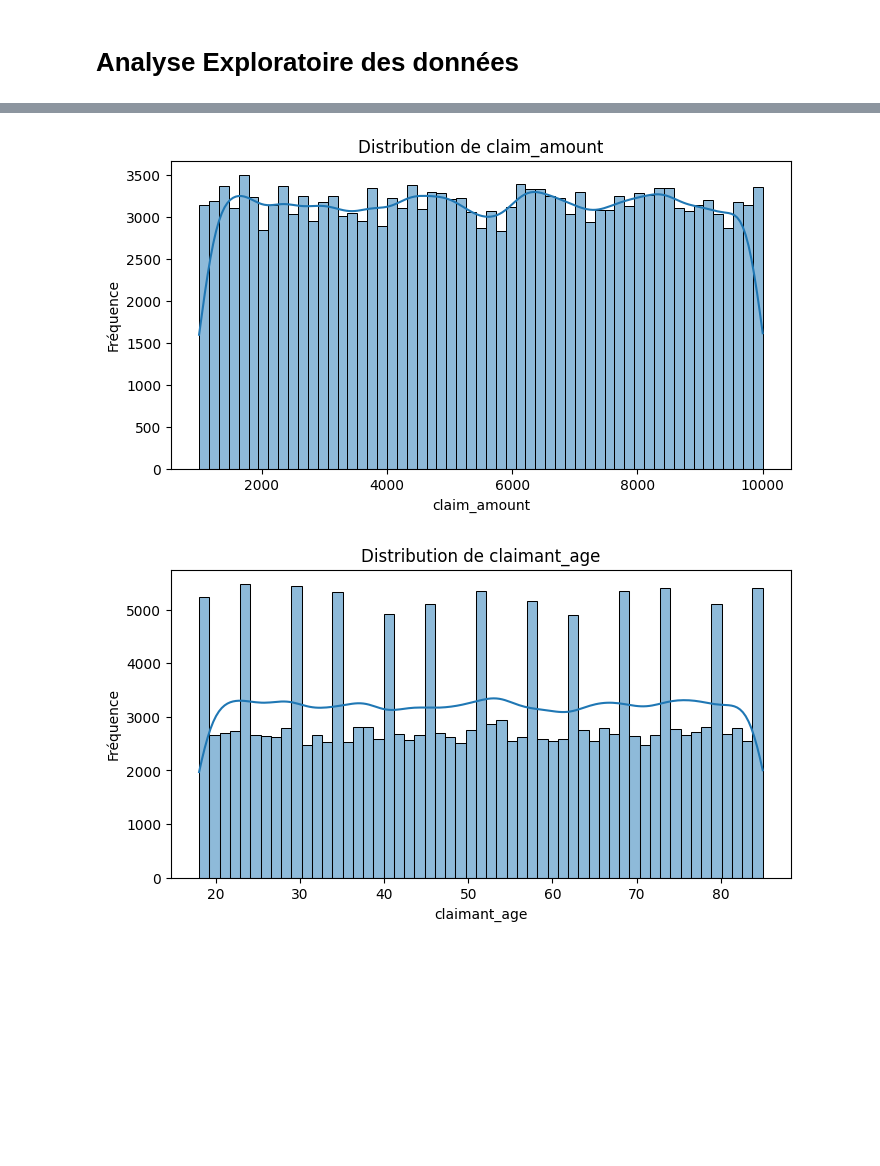
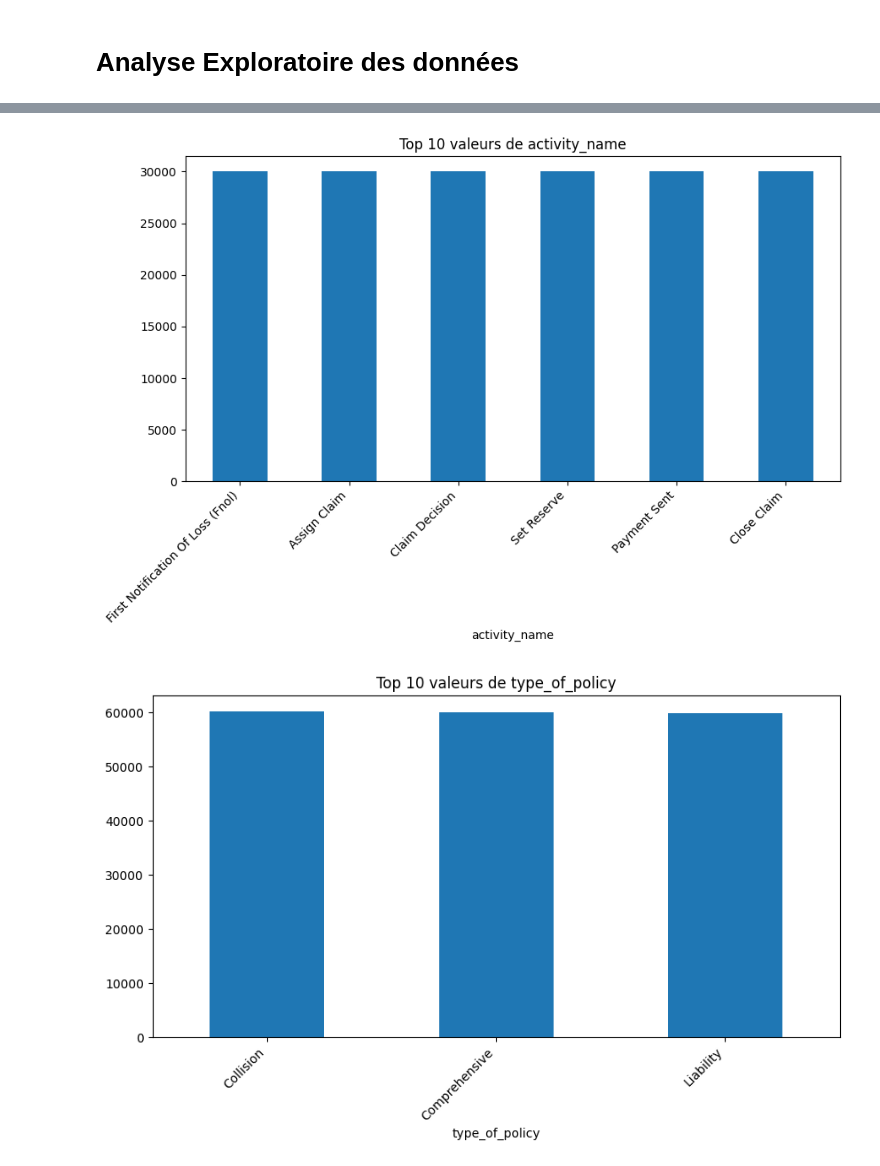
Before and after one commit to joviale08/process-mining-optimization, a Jupyter notebook: app/notebook.ipynb, the cells around one changed output, grey strips where cells are left out. Drawn from its saved outputs; the diff is of its cells as text; code cells hidden in the pictures; blank space fills up the shorter version.

```diff
--- a/app/notebook.ipynb
+++ b/app/notebook.ipynb
@@ -85,6 +85,8 @@ car_year                     int64
 type_of_accident            object
 user_type                   object
 dtype: object
+# %%
+data = data.drop(columns=['claimant_name', 'agent_name', 'adjuster_name'], errors='ignore')
 # %%
 # trie des evènements par case_id et timestamp
 data = data.sort_values(by=["case_id", "timestamp"])
@@ -371,8 +369,15 @@ max      9999.470000      85.000000    2022.000000     555.152703
 # %%
-# Variables catégorielles
-cat_cols = data.select_dtypes(include='object').columns
+# Distributions numériques (une seule boucle)
+for col in numerical_cols:
+    plt.figure(figsize=(8, 4))
+    sns.histplot(data[col], kde=True)
+    plt.title(f"Distribution de {col}")
+    plt.show()
 
-for col in cat_cols:
-    print("\n", col)
-    print(data[col].value_counts())
+# Boxplots outliers
+for col in numerical_cols:
+    plt.figure(figsize=(6, 4))
+    sns.boxplot(x=data[col])
+    plt.title(f"Outliers - {col}")
+    plt.show()
 # %% [output]
@@ -396,21 +390,11 @@ Name: count, dtype: int64
 # %%
-#Visualisation des variables dominantes
-import matplotlib.pyplot as plt
-import seaborn as sns
-
-# Sélection des colonnes numériques
-num_cols = data.select_dtypes(include=['int64','float64']).columns
-
-for col in num_cols:
-    plt.figure(figsize=(8,4))
-
-    sns.histplot(data[col], kde=True)
-
-    plt.title(f"Distribution de {col}")
-    plt.xlabel(col)
-    plt.ylabel("Fréquence")
-
+# Distributions catégorielles (top 10 max)
+for col in categorical_cols:
+    plt.figure(figsize=(10, 5))
+    data[col].value_counts().head(10).plot(kind='bar')
+    plt.title(f"Top 10 valeurs de {col}")
+    plt.xticks(rotation=45, ha='right')
     plt.show()
 # %% [output]
-[figure, old version]
+[figure, new version]
-[figure, old version]
+[figure, new version]
```
Also changed, not shown: parts of 18 cells of this notebook.
